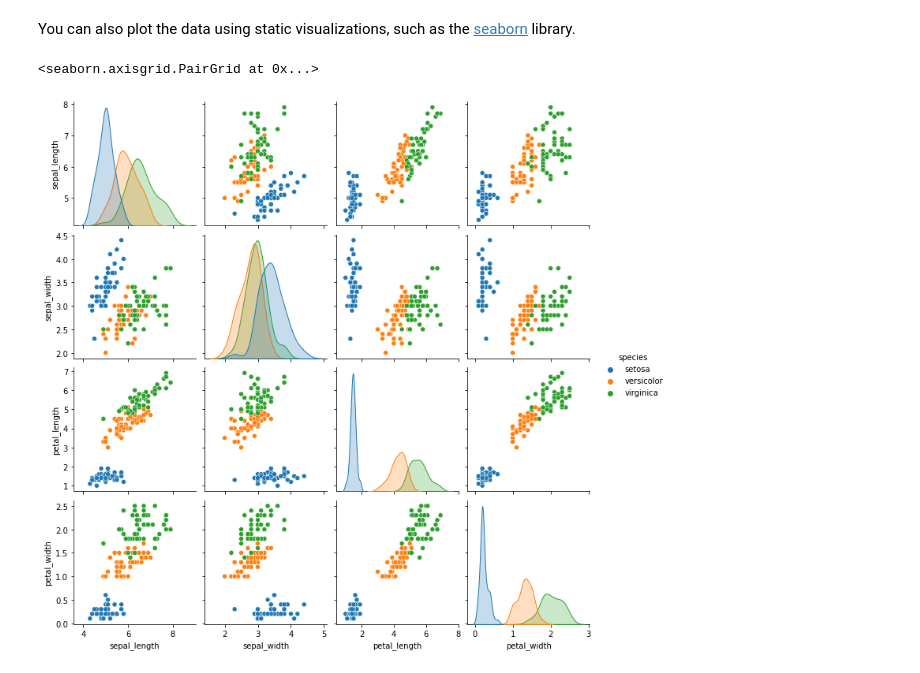
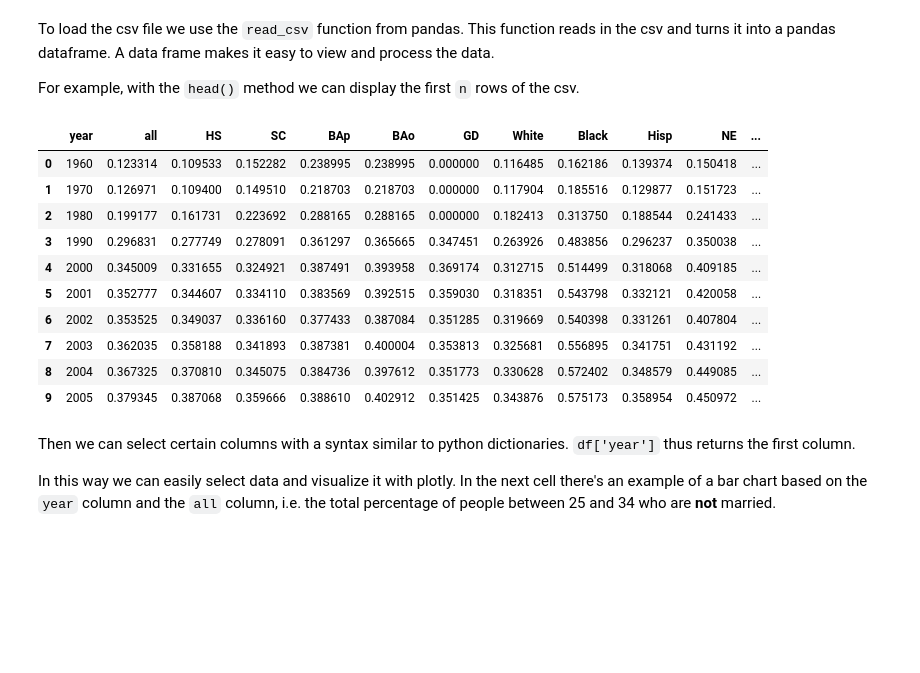
Before and after one commit to Jleeuwenburgh/infovis_TA, a Jupyter notebook: _sources/docs/notebook.ipynb, the cells around one changed output. Drawn from its saved outputs; the diff is of its cells as text; code cells hidden in the pictures; blank space fills up the shorter version.

```diff
--- a/_sources/docs/notebook.ipynb
+++ b/_sources/docs/notebook.ipynb
@@ -56,10 +24,24 @@ g1
-# %% [markdown]
-You can also plot the data using static visualizations, such as the [seaborn](https://seaborn.pydata.org/#) library.
-# %%
-# Plot the Iris dataset using seaborn
-g2 = sns.pairplot(df.drop("species_id", axis=1),
-                  hue='species')
-g2
-# %% [output]
-<seaborn.axisgrid.PairGrid at 0x...>
-[figure, removed]
+# %% [markdown]
+To load the csv file we use the `read_csv` function from pandas. This function reads in the csv and turns it into a pandas dataframe. A data frame makes it easy to view and process the data.
+
+For example, with the `head()` method we can display the first `n` rows of the csv.
+# %%
+df = pd.read_csv('marriage.csv')
+
+df.head(n=10) # first 10 of the 17 rows
+# %% [output]
+|  | year | all | HS | SC | BAp | BAo | GD | White | Black | Hisp | NE | ... |
+| 0 | 1960 | 0.123314 | 0.109533 | 0.152282 | 0.238995 | 0.238995 | 0.000000 | 0.116485 | 0.162186 | 0.139374 | 0.150418 | ... |
+| 1 | 1970 | 0.126971 | 0.109400 | 0.149510 | 0.218703 | 0.218703 | 0.000000 | 0.117904 | 0.185516 | 0.129877 | 0.151723 | ... |
+| 2 | 1980 | 0.199177 | 0.161731 | 0.223692 | 0.288165 | 0.288165 | 0.000000 | 0.182413 | 0.313750 | 0.188544 | 0.241433 | ... |
+| 3 | 1990 | 0.296831 | 0.277749 | 0.278091 | 0.361297 | 0.365665 | 0.347451 | 0.263926 | 0.483856 | 0.296237 | 0.350038 | ... |
+| 4 | 2000 | 0.345009 | 0.331655 | 0.324921 | 0.387491 | 0.393958 | 0.369174 | 0.312715 | 0.514499 | 0.318068 | 0.409185 | ... |
+| 5 | 2001 | 0.352777 | 0.344607 | 0.334110 | 0.383569 | 0.392515 | 0.359030 | 0.318351 | 0.543798 | 0.332121 | 0.420058 | ... |
+| 6 | 2002 | 0.353525 | 0.349037 | 0.336160 | 0.377433 | 0.387084 | 0.351285 | 0.319669 | 0.540398 | 0.331261 | 0.407804 | ... |
+| 7 | 2003 | 0.362035 | 0.358188 | 0.341893 | 0.387381 | 0.400004 | 0.353813 | 0.325681 | 0.556895 | 0.341751 | 0.431192 | ... |
+| 8 | 2004 | 0.367325 | 0.370810 | 0.345075 | 0.384736 | 0.397612 | 0.351773 | 0.330628 | 0.572402 | 0.348579 | 0.449085 | ... |
+| 9 | 2005 | 0.379345 | 0.387068 | 0.359666 | 0.388610 | 0.402912 | 0.351425 | 0.343876 | 0.575173 | 0.358954 | 0.450972 | ... |
+# %% [markdown]
+Then we can select certain columns with a syntax similar to python dictionaries. `df['year']` thus returns the first column.
+
+In this way we can easily select data and visualize it with plotly. In the next cell there's an example of a bar chart based on the `year` column and the `all` column, i.e. the total percentage of people between 25 and 34 who are **not** married.
```
Also changed, not shown: parts of 28 cells of this notebook, 12 other files.
